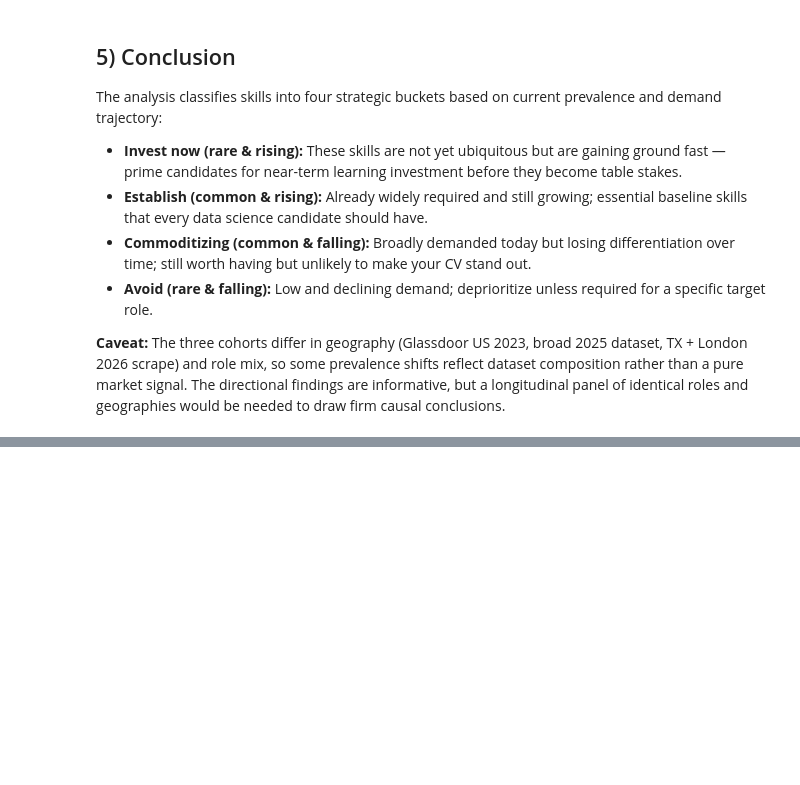
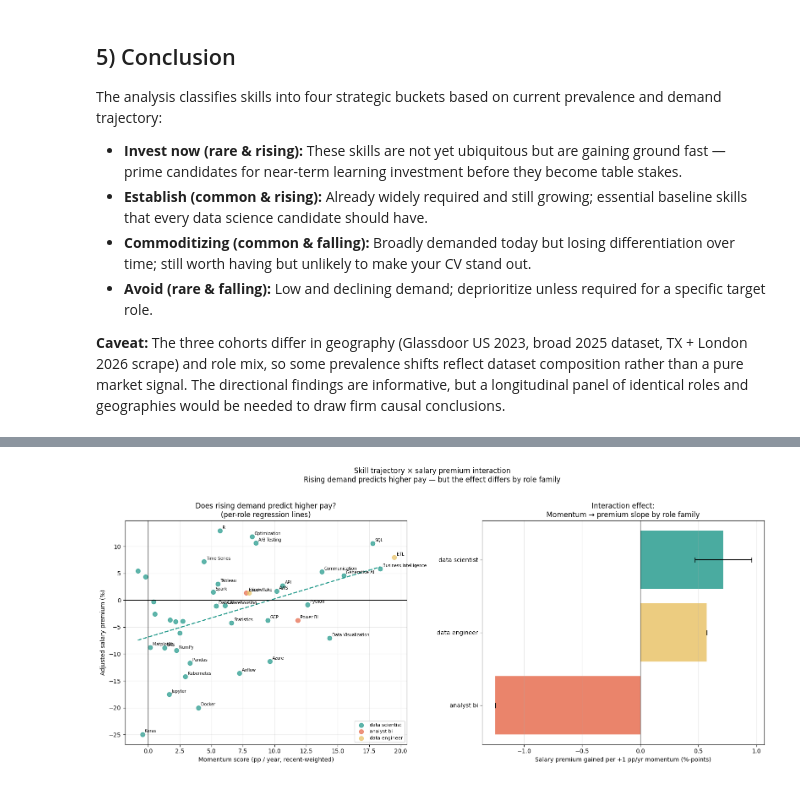
Before and after one commit to Nejel/ttu_group_project, a Jupyter notebook: experiment_9.ipynb, the cells around one changed output, grey strips where cells are left out. Saved outputs shown, nothing was run; the diff lists cells and outputs as text; code cells hidden in the pictures; blank space fills up the shorter version.

```diff
--- a/experiment_9.ipynb
+++ b/experiment_9.ipynb
@@ -310,0 +527,92 @@ The analysis classifies skills into four strategic buckets based on current prev
+# %%
+# ── Visualization: momentum vs. salary premium scatter, colored by role ───────
+role_colors = {
+    "data_scientist":   "#2a9d8f",
+    "machine_learning": "#264653",
+    "data_engineer":    "#e9c46a",
+    "analyst_bi":       "#e76f51",
+    "statistician":     "#457b9d",
+}
+
+fig, axes = plt.subplots(1, 2, figsize=(16, 7))
+
+# Left: scatter with per-role regression lines
+roles_present = merged["dominant_role"].unique()
+for role in roles_present:
+    subset = merged[merged["dominant_role"] == role]
+    color = role_colors.get(role, "#999999")
+    axes[0].scatter(
+        subset["momentum_score"], subset["premium_pct"],
+        label=role.replace("_", " "), color=color, alpha=0.75, s=55,
+    )
+    # Per-role OLS trend line
+    if len(subset) >= 3:
+        x_fit = np.linspace(subset["momentum_score"].min(), subset["momentum_score"].max(), 50)
+        m, b_fit = np.polyfit(subset["momentum_score"], subset["premium_pct"], 1)
+        axes[0].plot(x_fit, m * x_fit + b_fit, color=color, linewidth=1.8, linestyle="--")
+
+    for _, row in subset.iterrows():
+        if abs(row["premium_pct"]) > 8 or abs(row["momentum_score"]) > 3:
+            axes[0].annotate(
+                row["skill"],
+                (row["momentum_score"], row["premium_pct"]),
+                fontsize=7, xytext=(4, 3), textcoords="offset points",
+            )
+
+axes[0].axhline(0, color="black", linewidth=0.8)
+axes[0].axvline(0, color="black", linewidth=0.8)
+axes[0].set_xlabel("Momentum score (pp / year, recent-weighted)")
+axes[0].set_ylabel("Adjusted salary premium (%)")
+axes[0].set_title("Does rising demand predict higher pay?\n(per-role regression lines)")
+axes[0].legend(fontsize=8)
+axes[0].grid(True, alpha=0.25)
+
+# Right: interaction coefficient bar chart (momentum slope per role)
+# Reconstruct per-role slope = beta_momentum + delta_role  (or just beta_momentum for reference role)
+coef_dict = dict(zip(X_meta.columns, beta_meta))
+se_dict   = dict(zip(X_meta.columns, se_meta))
+
+# Identify reference role (dropped in get_dummies)
+all_roles = merged["dominant_role"].unique().tolist()
+encoded_roles = [c.replace("role_", "") for c in role_dummies]
+reference_role = [r for r in all_roles if r not in encoded_roles]
+reference_role = reference_role[0] if reference_role else "unknown"
+
+role_slopes, role_ses = {}, {}
+base_slope = coef_dict.get("momentum", 0)
+base_se    = se_dict.get("momentum", 0)
+role_slopes[reference_role] = base_slope
+role_ses[reference_role]    = base_se
+
+for col in role_dummies:
+    role_name = col.replace("role_", "")
+    interaction_key = f"momentum_x_{col}"
+    slope = base_slope + coef_dict.get(interaction_key, 0)
+    # SE for sum: sqrt(var_base + var_interaction + 2*cov) — approximate with quadrature
+    se_interaction = se_dict.get(interaction_key, 0)
+    role_slopes[role_name] = slope
+    role_ses[role_name]    = np.sqrt(base_se**2 + se_interaction**2)
+
+slope_df = pd.DataFrame({
+    "role": list(role_slopes.keys()),
+    "slope": list(role_slopes.values()),
+    "se": list(role_ses.values()),
+}).sort_values("slope", ascending=True)
+
+bar_colors = [role_colors.get(r, "#999999") for r in slope_df["role"]]
+axes[1].barh(slope_df["role"].str.replace("_", " "), slope_df["slope"],
+             xerr=slope_df["se"], color=bar_colors, alpha=0.85, capsize=4)
+axes[1].axvline(0, color="black", linewidth=0.8)
+axes[1].set_xlabel("Salary premium gained per +1 pp/yr momentum (%-points)")
+axes[1].set_title("Interaction effect:\nMomentum → premium slope by role family")
+axes[1].grid(True, axis="x", alpha=0.3)
+
+plt.suptitle(
+    "Skill trajectory × salary premium interaction\n"
+    "Rising demand predicts higher pay — but the effect differs by role family",
+    fontsize=12, y=1.02,
+)
+plt.tight_layout()
+plt.show()
+# %% [output]
+[figure, added]
```
Also changed, not shown: parts of 5 cells of this notebook.
